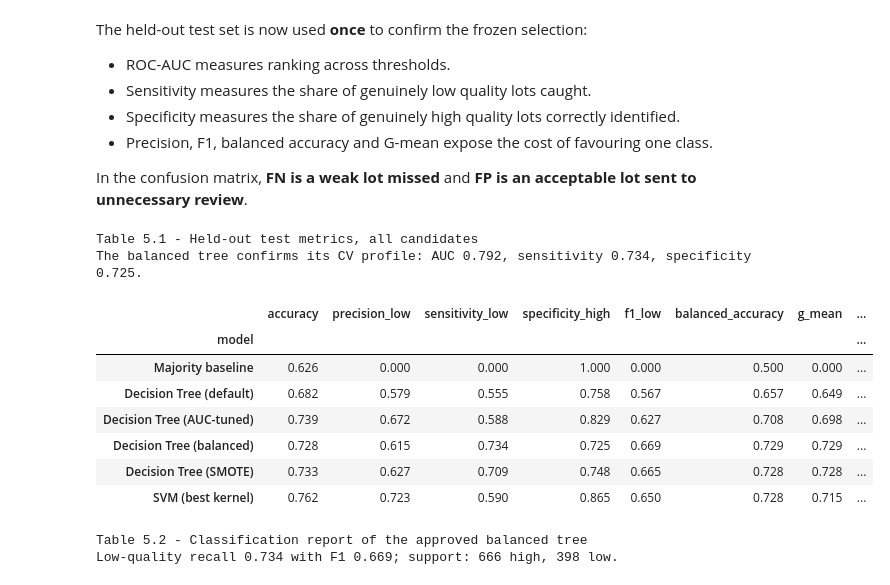
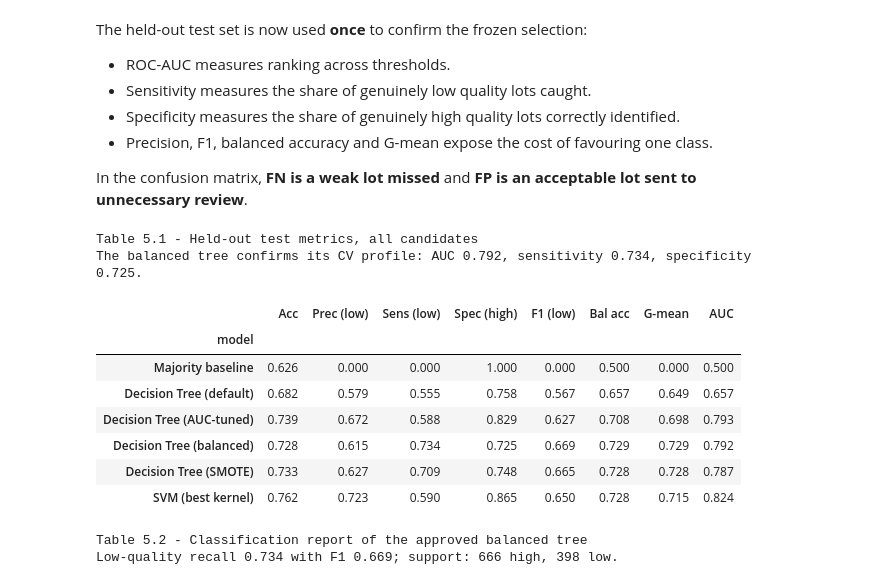
Before and after one commit to lfariabr/masters-swe-ai, a Jupyter notebook: 2026-T2/MLN/assignments/Assessment2/notebook/MLN601FariaLuisBrief2v7.ipynb, the cells around one changed output. Drawn from its saved outputs; the diff is of its cells as text; code cells hidden in the pictures.

```diff
--- a/2026-T2/MLN/assignments/Assessment2/notebook/MLN601FariaLuisBrief2v7.ipynb
+++ b/2026-T2/MLN/assignments/Assessment2/notebook/MLN601FariaLuisBrief2v7.ipynb
@@ -864,42 +855,47 @@ def class_metrics(model, X_te, y_te):
     sensitivity = recall_score(y_te, pred, pos_label=1, zero_division=0)
     specificity = tn / (tn + fp) if (tn + fp) else 0.0
     return {
         "accuracy": accuracy_score(y_te, pred),
         "precision_low": precision_score(y_te, pred, pos_label=1, zero_division=0),
         "sensitivity_low": sensitivity,
         "specificity_high": specificity,
         "f1_low": f1_score(y_te, pred, pos_label=1, zero_division=0),
         "balanced_accuracy": balanced_accuracy_score(y_te, pred),
         "g_mean": np.sqrt(sensitivity * specificity),
         "roc_auc": roc_auc_score(y_te, score),
         "tn": tn, "fp": fp, "fn": fn, "tp": tp,
     }
 
 
 results_full = pd.DataFrame(
     {name: class_metrics(model, X_test, y_test) for name, model in models.items()}
 ).T
 results_full.index.name = "model"
 results_full.to_csv(OUTPUT_DIR / "model_metrics_v7.csv")
 
 metric_cols = ["accuracy", "precision_low", "sensitivity_low", "specificity_high",
                "f1_low", "balanced_accuracy", "g_mean", "roc_auc"]
 
 print("Table 5.1 - Held-out test metrics, all candidates")
 print("The balanced tree confirms its CV profile: AUC 0.792, sensitivity 0.734, specificity 0.725.")
 
-display(results_full[metric_cols].round(3))
+display(results_full[metric_cols]
+        .rename(columns={"accuracy": "Acc", "precision_low": "Prec (low)",
+                         "sensitivity_low": "Sens (low)", "specificity_high": "Spec (high)",
+                         "f1_low": "F1 (low)", "balanced_accuracy": "Bal acc",
+                         "g_mean": "G-mean", "roc_auc": "AUC"})
+        .round(3))
 # %% [output]
 Table 5.1 - Held-out test metrics, all candidates
 The balanced tree confirms its CV profile: AUC 0.792, sensitivity 0.734, specificity 0.725.
-|  | accuracy | precision_low | sensitivity_low | specificity_high | f1_low | balanced_accuracy | g_mean | ... |
-| model |  |  |  |  |  |  |  | ... |
-| Majority baseline | 0.626 | 0.000 | 0.000 | 1.000 | 0.000 | 0.500 | 0.000 | ... |
-| Decision Tree (default) | 0.682 | 0.579 | 0.555 | 0.758 | 0.567 | 0.657 | 0.649 | ... |
-| Decision Tree (AUC-tuned) | 0.739 | 0.672 | 0.588 | 0.829 | 0.627 | 0.708 | 0.698 | ... |
-| Decision Tree (balanced) | 0.728 | 0.615 | 0.734 | 0.725 | 0.669 | 0.729 | 0.729 | ... |
-| Decision Tree (SMOTE) | 0.733 | 0.627 | 0.709 | 0.748 | 0.665 | 0.728 | 0.728 | ... |
-| SVM (best kernel) | 0.762 | 0.723 | 0.590 | 0.865 | 0.650 | 0.728 | 0.715 | ... |
+|  | Acc | Prec (low) | Sens (low) | Spec (high) | F1 (low) | Bal acc | G-mean | AUC |
+| model |  |  |  |  |  |  |  |  |
+| Majority baseline | 0.626 | 0.000 | 0.000 | 1.000 | 0.000 | 0.500 | 0.000 | 0.500 |
+| Decision Tree (default) | 0.682 | 0.579 | 0.555 | 0.758 | 0.567 | 0.657 | 0.649 | 0.657 |
+| Decision Tree (AUC-tuned) | 0.739 | 0.672 | 0.588 | 0.829 | 0.627 | 0.708 | 0.698 | 0.793 |
+| Decision Tree (balanced) | 0.728 | 0.615 | 0.734 | 0.725 | 0.669 | 0.729 | 0.729 | 0.792 |
+| Decision Tree (SMOTE) | 0.733 | 0.627 | 0.709 | 0.748 | 0.665 | 0.728 | 0.728 | 0.787 |
+| SVM (best kernel) | 0.762 | 0.723 | 0.590 | 0.865 | 0.650 | 0.728 | 0.715 | 0.824 |
 # %%
 report = classification_report(
     y_test, dt_balanced.predict(X_test),
```
Also changed, not shown: parts of 8 cells of this notebook, 5 other files.
